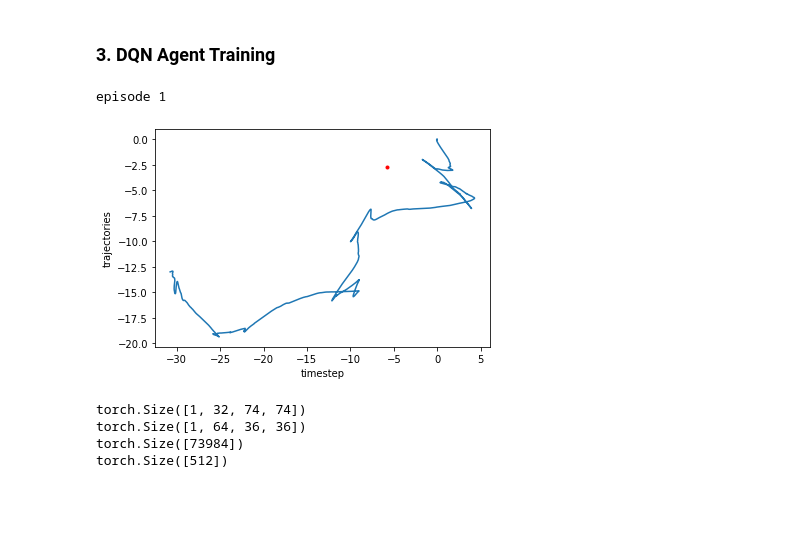
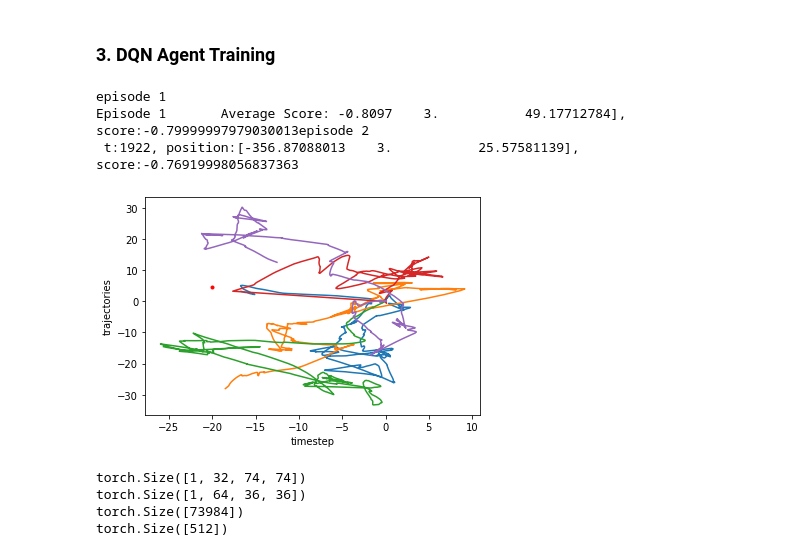
Before and after one commit to wzt1001/scl-navigation, a Jupyter notebook: Navigation.ipynb, the cells around one changed output. Drawn from its saved outputs; the diff is of its cells as text; code cells hidden in the pictures; blank space fills up the shorter version.

```diff
--- a/Navigation.ipynb
+++ b/Navigation.ipynb
@@ -118,6 +118,7 @@ def get_action(action):
     move_side = 0
     return [move_forward, rotate, move_side]
 # %%
+from sys import stdout
 def dqn(env_info, n_episodes=1, max_t=2000, eps_start=1.0, eps_end=0.01,
         eps_decay=0.995, target_scores=1.0):
     """Deep Q-Learning.
@@ -149,6 +150,7 @@ def dqn(env_info, n_episodes=1, max_t=2000, eps_start=1.0, eps_end=0.01,
         state = np.transpose(np.asarray(env_info.visual_observations)[0][0], (2, 0, 1))  # get the current visual state
         score = 0                                               # initialize the score
         position_epi = []
+
         for t in range(max_t):
 
             video.write(np.asarray(env_info.visual_observations)[0][0])
@@ -171,8 +173,9 @@ def dqn(env_info, n_episodes=1, max_t=2000, eps_start=1.0, eps_end=0.01,
 
             position_epi.append(env_info.vector_observations[0][-3:].tolist())
 
-            print('t:%s, position:%s, score:%s' %
+            stdout.write('\r t:%s, position:%s, score:%s' %
                   (str(t), str(env_info.vector_observations[0][-3:]), str(score)))
+            stdout.flush()
 
             # for testing purpose
             if done:
@@ -204,20 +207,28 @@ def dqn(env_info, n_episodes=1, max_t=2000, eps_start=1.0, eps_end=0.01,
 
     return scores, positions
 # %%
-scores, positions = dqn(env_info, n_episodes=10, max_t=800, eps_start=1.0, eps_end=0.01, eps_decay=0.995, target_scores=1.0)
+scores, positions = dqn(env_info, n_episodes=100, max_t=2000, eps_start=1.0, eps_end=0.01, eps_decay=0.995, target_scores=1.0)
 # %% [output]
 episode 1
+Episode 1       Average Score: -0.8097    3.           49.17712784], score:-0.79999997979030013episode 2
+ t:1922, position:[-356.87088013    3.           25.57581139], score:-0.76919998056837363
 # %%
-a = [[a[0] - positions[0][0], a[1] - positions[0][1], a[2] - positions[0][2]] for a in positions]
+a = [[a[0][0] - positions[0][0][0], a[0][1] - positions[0][0][1], a[0][2] - positions[0][0][2]] for a in positions]
 a = np.asarray(a)
+# %%
+pos = []
+for i in range(5):
+    a = [[a[0] - positions[i][0][0], a[1] - positions[i][0][1], a[2] - positions[i][0][2]] for a in positions[i]]
+    pos.append(np.asarray(a))
 # %%
-plt.plot(a[:,0], a[:,2])
-plt.plot([-356.02 - positions[0][0]], [50.6 - positions[0][2]], marker='o', markersize=3, color="red")
+for i in range(5):
+    plt.plot(pos[i][:,0], pos[i][:,2])
+plt.plot([-356.02 - positions[0][0][0]], [50.6 - positions[0][0][2]], marker='o', markersize=3, color="red")
 plt.xlabel('timestep')
 plt.ylabel('trajectories')
 plt.show()
 # %% [output]
-[figure, old version]
+[figure, new version]
 # %%
 imgs = np.expand_dims(np.asarray(env_info.visual_observations)[0][0], axis=0)
 input = np.transpose(imgs, (0, 3, 1, 2))
```
Also changed, not shown: 1 other file.
